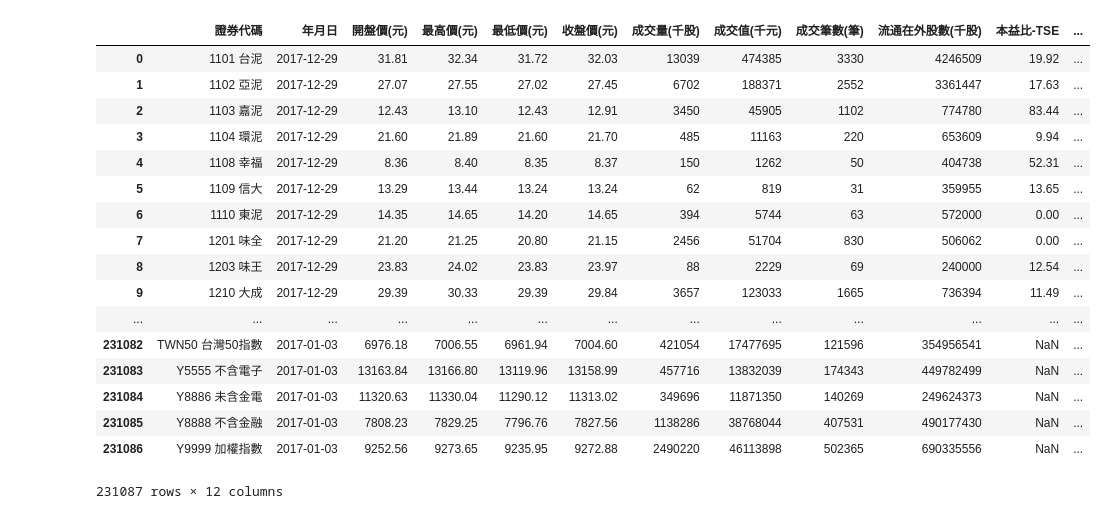
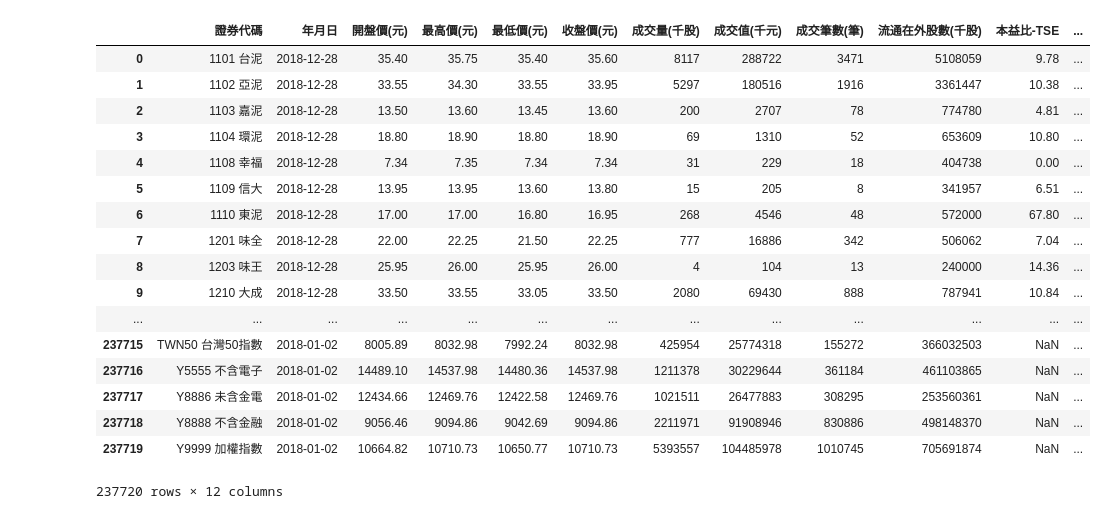
Before and after one commit to hch903/Fintech2019, a Jupyter notebook: Fintech Final/漲跌新聞篩選.ipynb, the cells around one changed output. Cells and saved outputs as stored; diff of their text form; code cells hidden in the pictures.

```diff
--- a/Fintech Final/漲跌新聞篩選.ipynb
+++ b/Fintech Final/漲跌新聞篩選.ipynb
@@ -4,31 +5,33 @@ import time
 import datetime
 import xlwt
 # %%
+raw_stock_data_2018 = pd.read_excel("stock_data.xlsx", sheet_name="上市2018")
 raw_stock_data_2017 = pd.read_excel("stock_data.xlsx", sheet_name="上市2017")
 raw_stock_data_2016 = pd.read_excel("stock_data.xlsx", sheet_name="上市2016")
+df_2018 = pd.DataFrame(raw_stock_data_2018)
 df_2017 = pd.DataFrame(raw_stock_data_2017)
 df_2016 = pd.DataFrame(raw_stock_data_2016)
-# %%
-df_2017
-# %% [output]
-|  | 證券代碼 | 年月日 | 開盤價(元) | 最高價(元) | 最低價(元) | 收盤價(元) | 成交量(千股) | 成交值(千元) | 成交筆數(筆) | 流通在外股數(千股) | 本益比-TSE | ... |
-| 0 | 1101 台泥 | 2017-12-29 | 31.81 | 32.34 | 31.72 | 32.03 | 13039 | 474385 | 3330 | 4246509 | 19.92 | ... |
-| 1 | 1102 亞泥 | 2017-12-29 | 27.07 | 27.55 | 27.02 | 27.45 | 6702 | 188371 | 2552 | 3361447 | 17.63 | ... |
-| 2 | 1103 嘉泥 | 2017-12-29 | 12.43 | 13.10 | 12.43 | 12.91 | 3450 | 45905 | 1102 | 774780 | 83.44 | ... |
-| 3 | 1104 環泥 | 2017-12-29 | 21.60 | 21.89 | 21.60 | 21.70 | 485 | 11163 | 220 | 653609 | 9.94 | ... |
-| 4 | 1108 幸福 | 2017-12-29 | 8.36 | 8.40 | 8.35 | 8.37 | 150 | 1262 | 50 | 404738 | 52.31 | ... |
-| 5 | 1109 信大 | 2017-12-29 | 13.29 | 13.44 | 13.24 | 13.24 | 62 | 819 | 31 | 359955 | 13.65 | ... |
-| 6 | 1110 東泥 | 2017-12-29 | 14.35 | 14.65 | 14.20 | 14.65 | 394 | 5744 | 63 | 572000 | 0.00 | ... |
-| 7 | 1201 味全 | 2017-12-29 | 21.20 | 21.25 | 20.80 | 21.15 | 2456 | 51704 | 830 | 506062 | 0.00 | ... |
-| 8 | 1203 味王 | 2017-12-29 | 23.83 | 24.02 | 23.83 | 23.97 | 88 | 2229 | 69 | 240000 | 12.54 | ... |
-| 9 | 1210 大成 | 2017-12-29 | 29.39 | 30.33 | 29.39 | 29.84 | 3657 | 123033 | 1665 | 736394 | 11.49 | ... |
-| ... | ... | ... | ... | ... | ... | ... | ... | ... | ... | ... | ... | ... |
-| 231082 | TWN50 台灣50指數 | 2017-01-03 | 6976.18 | 7006.55 | 6961.94 | 7004.60 | 421054 | 17477695 | 121596 | 354956541 | NaN | ... |
-| 231083 | Y5555 不含電子 | 2017-01-03 | 13163.84 | 13166.80 | 13119.96 | 13158.99 | 457716 | 13832039 | 174343 | 449782499 | NaN | ... |
-| 231084 | Y8886 未含金電 | 2017-01-03 | 11320.63 | 11330.04 | 11290.12 | 11313.02 | 349696 | 11871350 | 140269 | 249624373 | NaN | ... |
-| 231085 | Y8888 不含金融 | 2017-01-03 | 7808.23 | 7829.25 | 7796.76 | 7827.56 | 1138286 | 38768044 | 407531 | 490177430 | NaN | ... |
-| 231086 | Y9999 加權指數 | 2017-01-03 | 9252.56 | 9273.65 | 9235.95 | 9272.88 | 2490220 | 46113898 | 502365 | 690335556 | NaN | ... |
-231087 rows × 12 columns
+# %%
+df_2018
+# %% [output]
+|  | 證券代碼 | 年月日 | 開盤價(元) | 最高價(元) | 最低價(元) | 收盤價(元) | 成交量(千股) | 成交值(千元) | 成交筆數(筆) | 流通在外股數(千股) | 本益比-TSE | ... |
+| 0 | 1101 台泥 | 2018-12-28 | 35.40 | 35.75 | 35.40 | 35.60 | 8117 | 288722 | 3471 | 5108059 | 9.78 | ... |
+| 1 | 1102 亞泥 | 2018-12-28 | 33.55 | 34.30 | 33.55 | 33.95 | 5297 | 180516 | 1916 | 3361447 | 10.38 | ... |
+| 2 | 1103 嘉泥 | 2018-12-28 | 13.50 | 13.60 | 13.45 | 13.60 | 200 | 2707 | 78 | 774780 | 4.81 | ... |
+| 3 | 1104 環泥 | 2018-12-28 | 18.80 | 18.90 | 18.80 | 18.90 | 69 | 1310 | 52 | 653609 | 10.80 | ... |
+| 4 | 1108 幸福 | 2018-12-28 | 7.34 | 7.35 | 7.34 | 7.34 | 31 | 229 | 18 | 404738 | 0.00 | ... |
+| 5 | 1109 信大 | 2018-12-28 | 13.95 | 13.95 | 13.60 | 13.80 | 15 | 205 | 8 | 341957 | 6.51 | ... |
+| 6 | 1110 東泥 | 2018-12-28 | 17.00 | 17.00 | 16.80 | 16.95 | 268 | 4546 | 48 | 572000 | 67.80 | ... |
+| 7 | 1201 味全 | 2018-12-28 | 22.00 | 22.25 | 21.50 | 22.25 | 777 | 16886 | 342 | 506062 | 7.04 | ... |
+| 8 | 1203 味王 | 2018-12-28 | 25.95 | 26.00 | 25.95 | 26.00 | 4 | 104 | 13 | 240000 | 14.36 | ... |
+| 9 | 1210 大成 | 2018-12-28 | 33.50 | 33.55 | 33.05 | 33.50 | 2080 | 69430 | 888 | 787941 | 10.84 | ... |
+| ... | ... | ... | ... | ... | ... | ... | ... | ... | ... | ... | ... | ... |
+| 237715 | TWN50 台灣50指數 | 2018-01-02 | 8005.89 | 8032.98 | 7992.24 | 8032.98 | 425954 | 25774318 | 155272 | 366032503 | NaN | ... |
+| 237716 | Y5555 不含電子 | 2018-01-02 | 14489.10 | 14537.98 | 14480.36 | 14537.98 | 1211378 | 30229644 | 361184 | 461103865 | NaN | ... |
+| 237717 | Y8886 未含金電 | 2018-01-02 | 12434.66 | 12469.76 | 12422.58 | 12469.76 | 1021511 | 26477883 | 308295 | 253560361 | NaN | ... |
+| 237718 | Y8888 不含金融 | 2018-01-02 | 9056.46 | 9094.86 | 9042.69 | 9094.86 | 2211971 | 91908946 | 830886 | 498148370 | NaN | ... |
+| 237719 | Y9999 加權指數 | 2018-01-02 | 10664.82 | 10710.73 | 10650.77 | 10710.73 | 5393557 | 104485978 | 1010745 | 705691874 | NaN | ... |
+237720 rows × 12 columns
 # %%
 df_tsmc = pd.DataFrame(columns=['證券代碼','年月日','開盤價(元)','收盤價(元)'])
 j = 0
```
Also changed, not shown: parts of 37 cells of this notebook, 5 other files.
